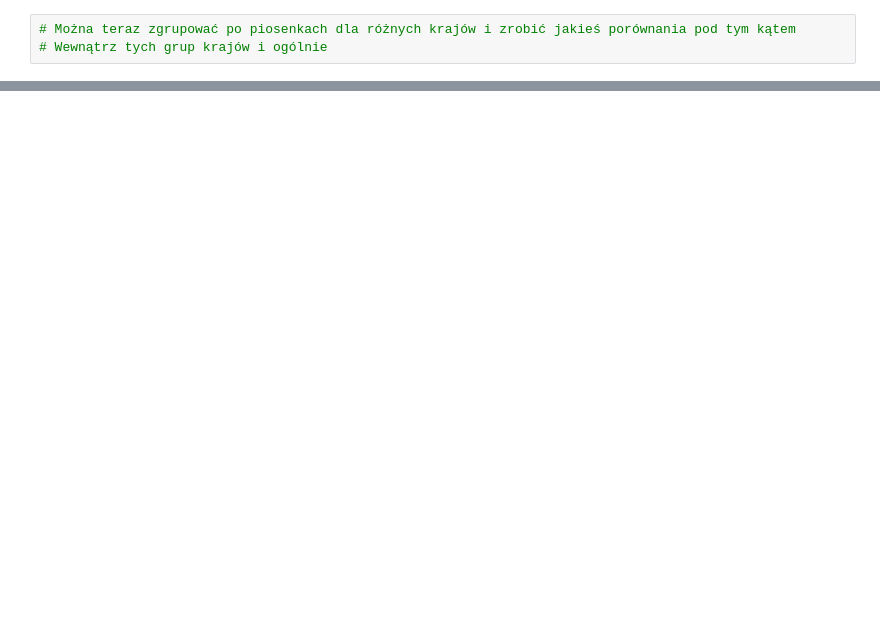
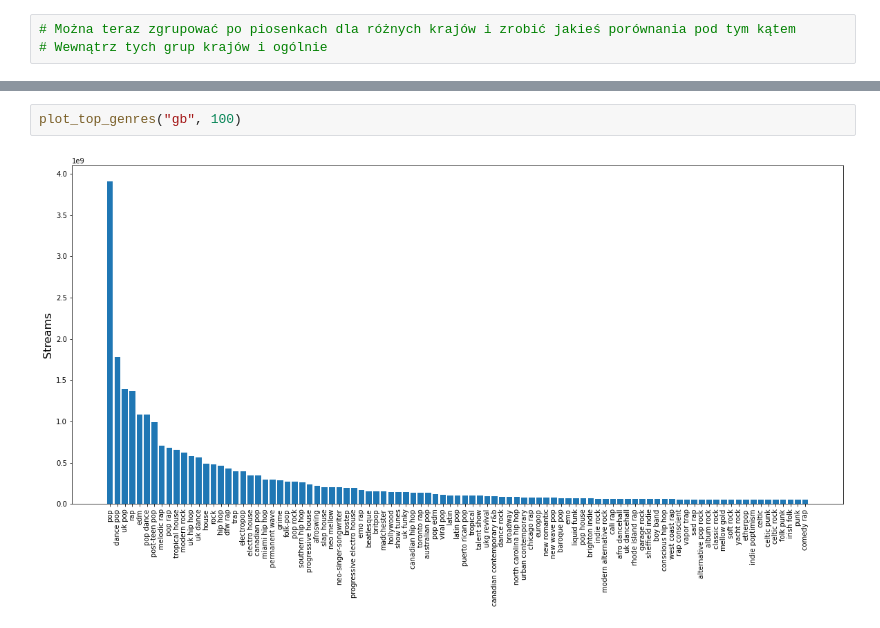
Before and after one commit to Andropogon/Eksploracja-Danych---Projekt, a Jupyter notebook: project_v1.ipynb, the cells around one changed output, grey strips where cells are left out. Cells and saved outputs as stored; diff of their text form; blank space fills up the shorter version.

```diff
--- a/project_v1.ipynb
+++ b/project_v1.ipynb
@@ -199,0 +189,4 @@ plt.show()
+# %%
+plot_top_genres("gb", 100)
+# %% [output]
+[figure, added]
```
Also changed, not shown: parts of 31 cells of this notebook.
